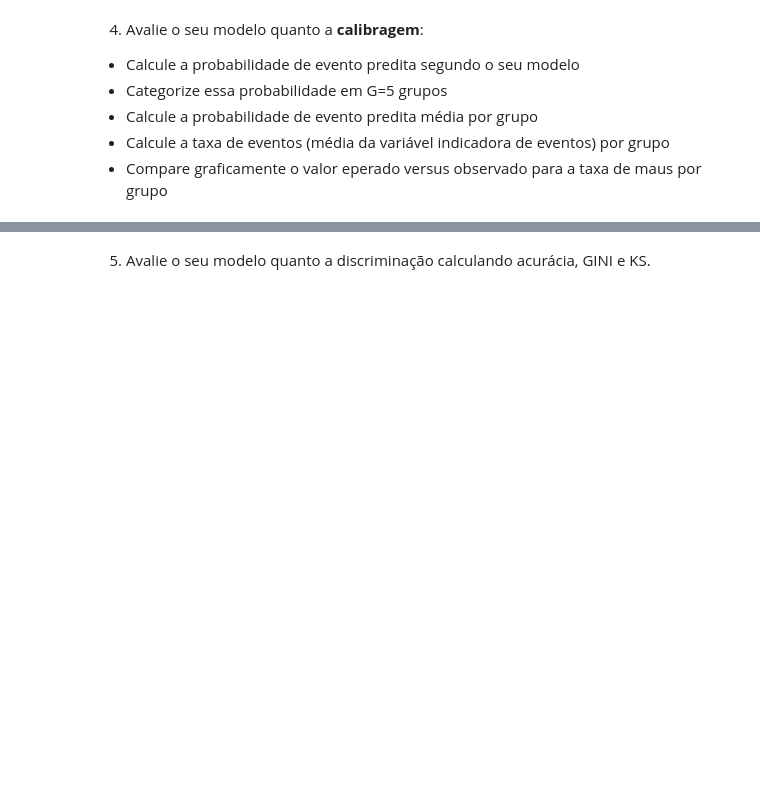
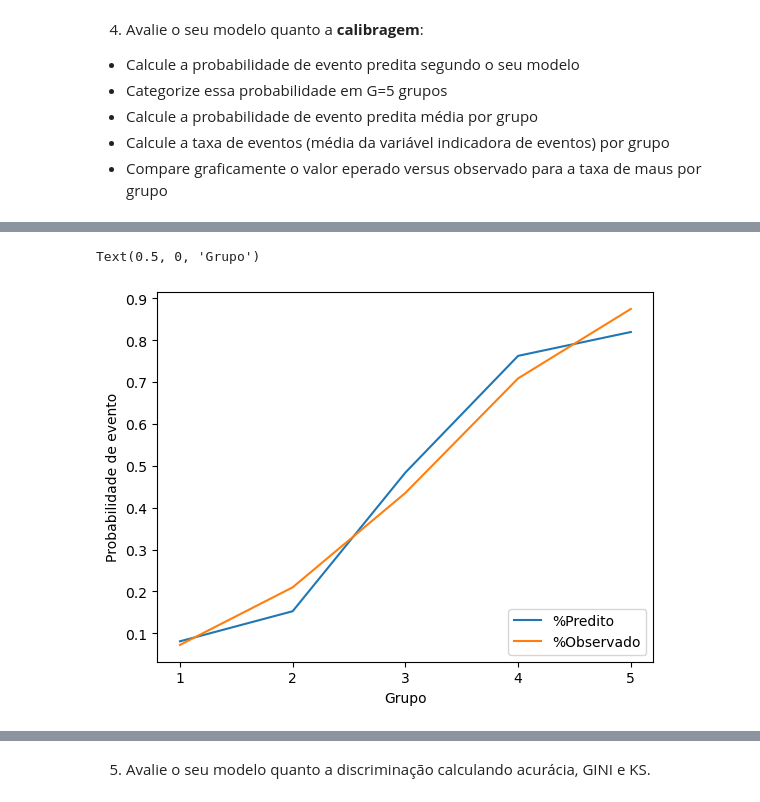
Before and after one commit to victortintel/ex2_modulo18_regressaologistica1-, a Jupyter notebook: ex2_victor_tintel_mod_18.ipynb, the cells around one changed output, grey strips where cells are left out. Saved outputs shown, nothing was run; the diff lists cells and outputs as text; code cells hidden in the pictures; blank space fills up the shorter version.

```diff
--- a/ex2_victor_tintel_mod_18.ipynb
+++ b/ex2_victor_tintel_mod_18.ipynb
@@ -194,0 +247,4 @@ ValueError: endog must be in the unit interval.
+# %%
+group_reg = df.groupby(cat_pred)
+qualid = group_reg[['age']].count().rename(columns = {'age': 'idade'})
+qualid
@@ -194,0 +259,3 @@ ValueError: endog must be in the unit interval.
+# %%
+qualid['predito'] = group_reg['predito'].mean()
+qualid
@@ -194,0 +270,3 @@ ValueError: endog must be in the unit interval.
+# %%
+qualid['sexo'] = group_reg['sex'].mean()
+qualid
@@ -194,0 +281,3 @@ ValueError: endog must be in the unit interval.
+# %%
+qualid['flag_doente'] = group_reg['flag_doente'].mean()
+qualid
@@ -194,0 +292,15 @@ ValueError: endog must be in the unit interval.
+# %%
+fig = plt.figure()
+ax = fig.add_subplot(1, 1, 1)
+
+ax = qualid["flag_doente"].plot(label='%Predito')
+ax = qualid['predito'].plot(label='%Observado')
+
+ticks = ax.set_xticks([0, 1, 2, 3, 4])
+labels = ax.set_xticklabels([1, 2, 3, 4, 5])
+ax.legend(loc="lower right")
+ax.set_ylabel('Probabilidade de evento')
+ax.set_xlabel('Grupo')
+# %% [output]
+Text(0.5, 0, 'Grupo')
+[figure, added]
```
Also changed, not shown: parts of 18 cells of this notebook.
